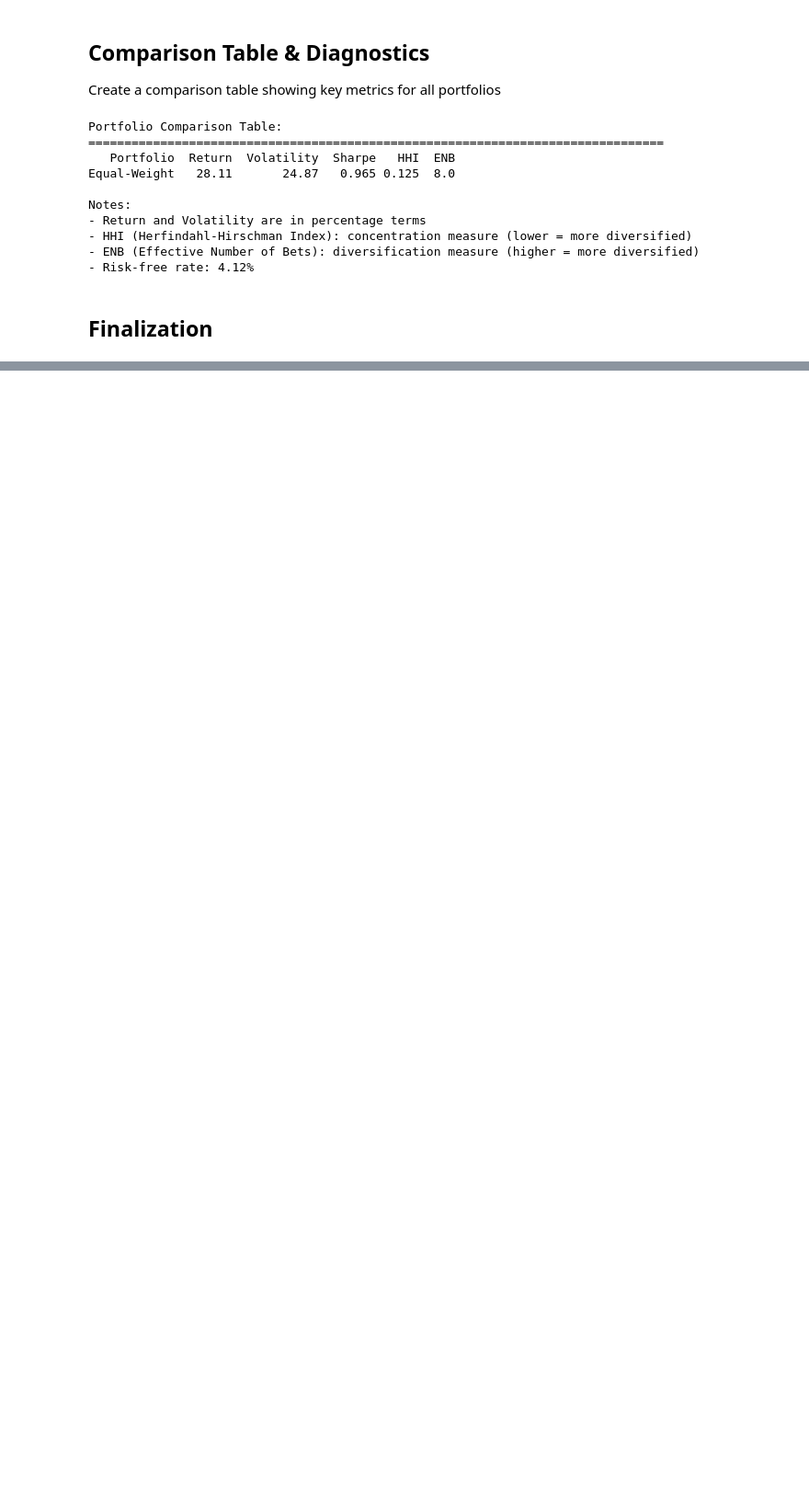
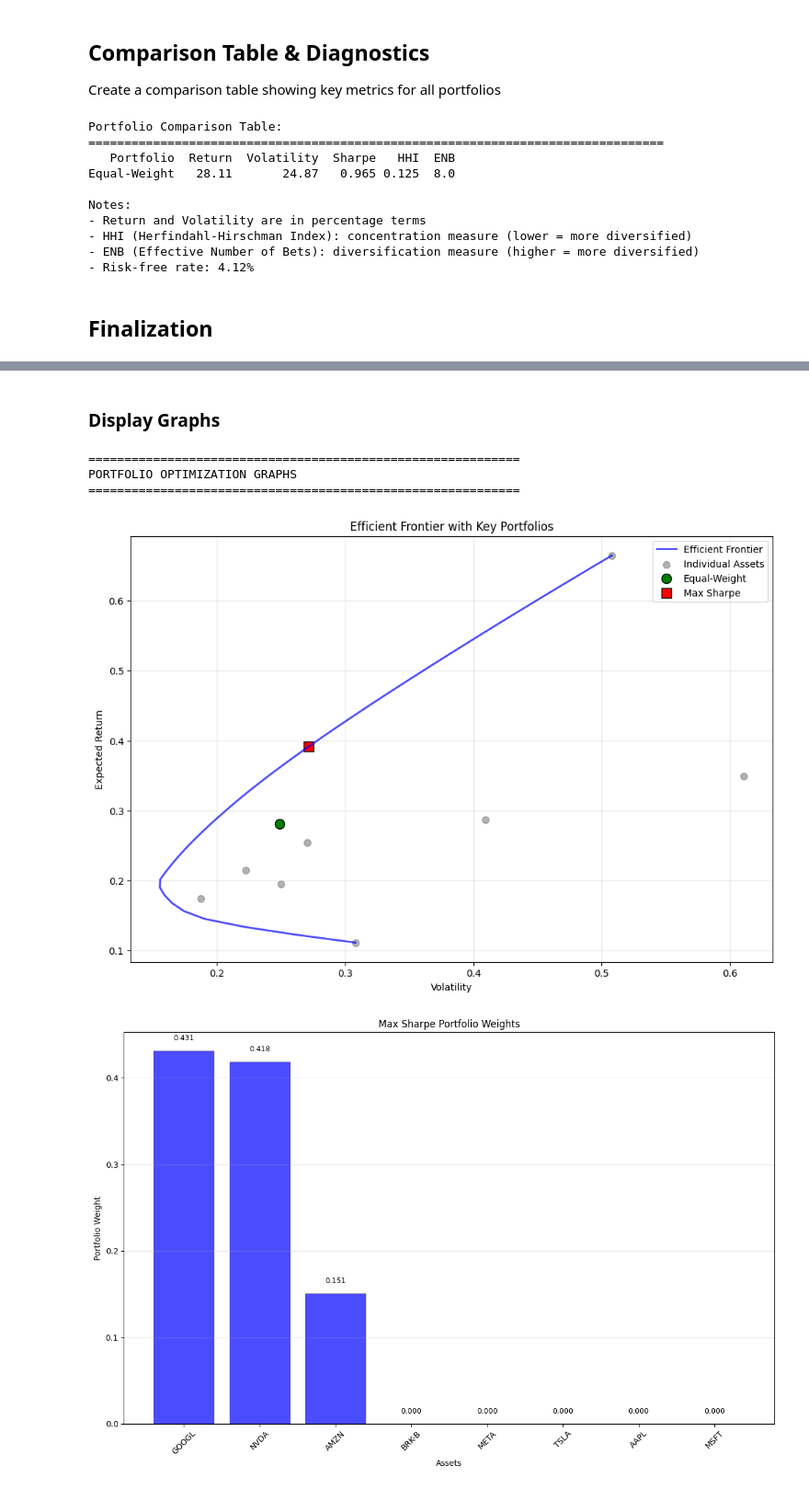
Before and after one commit to daikevin335/portfolio-optimizer, a Jupyter notebook: portfolio-optimizer.ipynb, the cells around one changed output, grey strips where cells are left out. Shown at 92% size. Saved outputs shown, nothing was run; the diff lists cells and outputs as text; code cells hidden in the pictures; blank space fills up the shorter version.

Commit message:
feat: added finalization displays for graphs

```diff
--- a/portfolio-optimizer.ipynb
+++ b/portfolio-optimizer.ipynb
@@ -572,0 +538,65 @@ Use set_config() to modify parameters and re-run cells 1-7
+# %% [markdown]
+### Display Graphs
+# %%
+print("=" * 60)
+print("PORTFOLIO OPTIMIZATION GRAPHS")
+print("=" * 60)
+
+# Efficient Frontier Plot
+plt.figure(figsize=(12,8))
+if len(frontier_df) > 0:
+    plt.plot(frontier_df['portfolio_vol'], frontier_df['portfolio_return'], 'b-', linewidth=2, label='Efficient Frontier', alpha=0.7)
+
+# Plot individual assets
+asset_vols = np.sqrt(np.diag(Sigma))
+plt.scatter(asset_vols, mu, color='grey', s=50, alpha=0.6, label='Individual Assets')
+
+# Plot key portfolios
+plt.scatter(ew_vol, ew_return, color='green', s=100, marker='o', label='Equal-Weight', edgecolors='black', linewidth=1)
+plt.scatter(tangency_vol, tangency_return, color='red', s=100, marker='s', label='Max Sharpe', edgecolor='black', linewidth=1)
+
+plt.xlabel('Volatility')
+plt.ylabel('Expected Return')
+plt.title("Efficient Frontier with Key Portfolios")
+plt.legend()
+plt.grid(True, alpha=0.3)
+plt.show()
+
+
+# Max Sharpe Weights Bar Chart
+plt.figure(figsize=(12,8))
+weight_data = list(zip(CONFIG['TICKERS'], tangency_weights))
+weight_data.sort(key=lambda x: abs(x[1]), reverse=True)
+tickers_sorted, weights_sorted = zip(*weight_data)
+
+bars = plt.bar(range(len(tickers_sorted)), weights_sorted, color=['red' if w < 0 else 'blue' for w in weights_sorted], alpha=0.7, edgecolor = 'black', linewidth=0.5)
+
+plt.xlabel('Assets')
+plt.ylabel('Portfolio Weight')
+plt.title('Max Sharpe Portfolio Weights')
+plt.xticks(range(len(tickers_sorted)), tickers_sorted, rotation=45)
+plt.grid(True, alpha=0.3, axis='y')
+plt.axhline(y=0, color='black', linewidth=0.5)
+
+# Add value labels on bars
+for i, (bar, weight) in enumerate(zip(bars, weights_sorted)):
+    height = bar.get_height()
+    plt.text(bar.get_x() + bar.get_width()/2., height + (0.01 if height >= 0 else -0.01), f'{weight:.3f}', ha='center', va='bottom' if height >= 0 else 'top', fontsize=9)
+
+plt.tight_layout()
+plt.show()
+
+# Display Comparison table
+print("\nPortfolio Comparison Table:")
+print("=" * 60)
+print(display_df.to_string(index=False))
+
+print("\n" + "=" * 60)
+print("Analysis Complete")
+print("=" * 60)
+# %% [output]
+============================================================
+PORTFOLIO OPTIMIZATION GRAPHS
+============================================================
+[figure, added]
+[figure, added]
```
Also changed, not shown: parts of 6 cells of this notebook.
